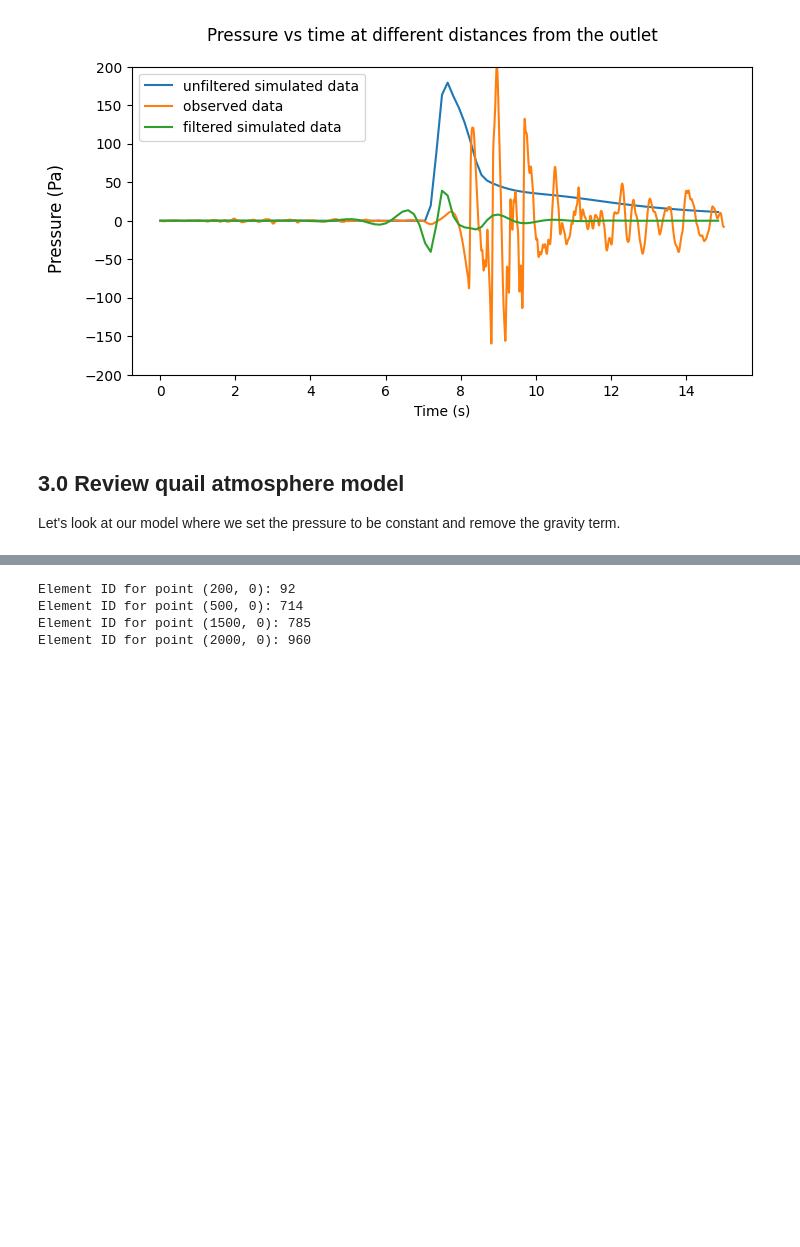
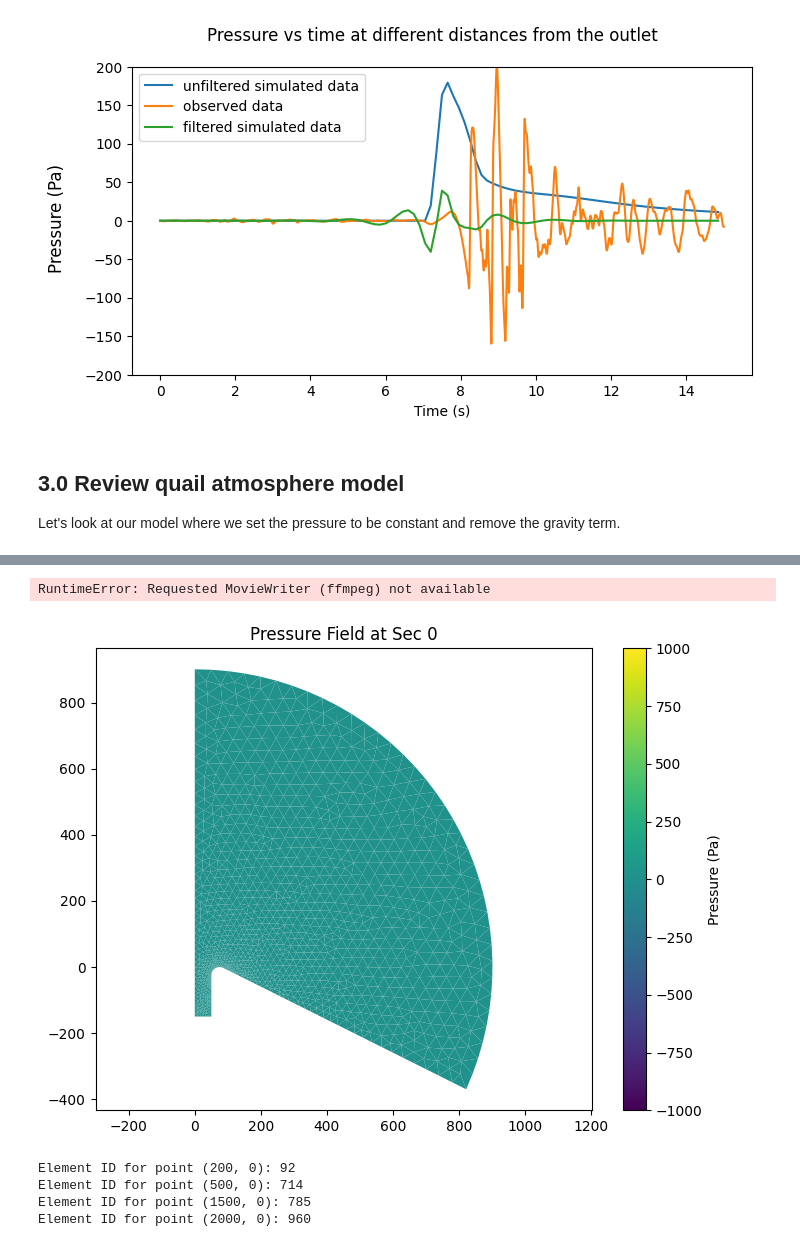
Before and after one commit to paxtonsc/volcano-sims, a Jupyter notebook: notebooks/2025.05.12.experiments.ipynb, the cells around one changed output, grey strips where cells are left out. Cells and saved outputs as stored; diff of their text form; code cells hidden in the pictures; blank space fills up the shorter version.

```diff
--- a/notebooks/2025.05.12.experiments.ipynb
+++ b/notebooks/2025.05.12.experiments.ipynb
@@ -181,7 +178,7 @@ import matplotlib.colors as colors
 import numpy as np
 import processing.mdtools as mdtools
 
-iterations = 100
+iterations = 36
 
 # Assume solver2D_from is available as in the original code
 solver2D_atm1 = get_local_solver_from_index_func("simple_eruption_model", "test_infrasound_v27_atm1")
@@ -228,3 +224,5 @@ plt.close(fig)  # Clean up
+RuntimeError: Requested MovieWriter (ffmpeg) not available
+[figure, added]
 # %%
 import matplotlib.tri as tri
 
```
Also changed, not shown: parts of 2 cells of this notebook, 5 other files.
